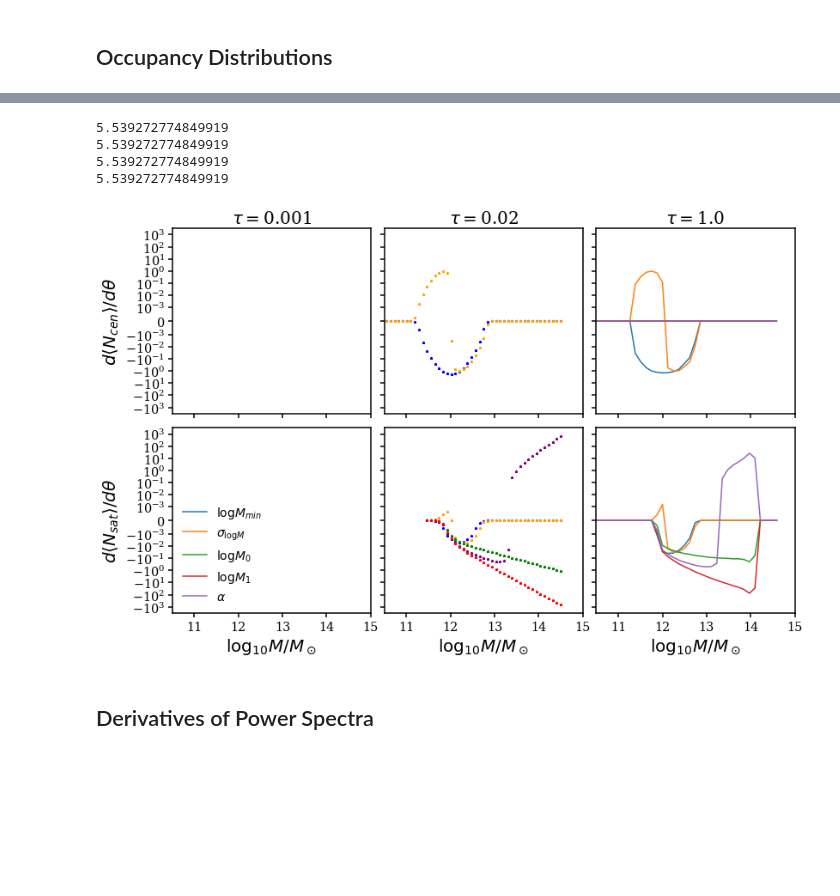
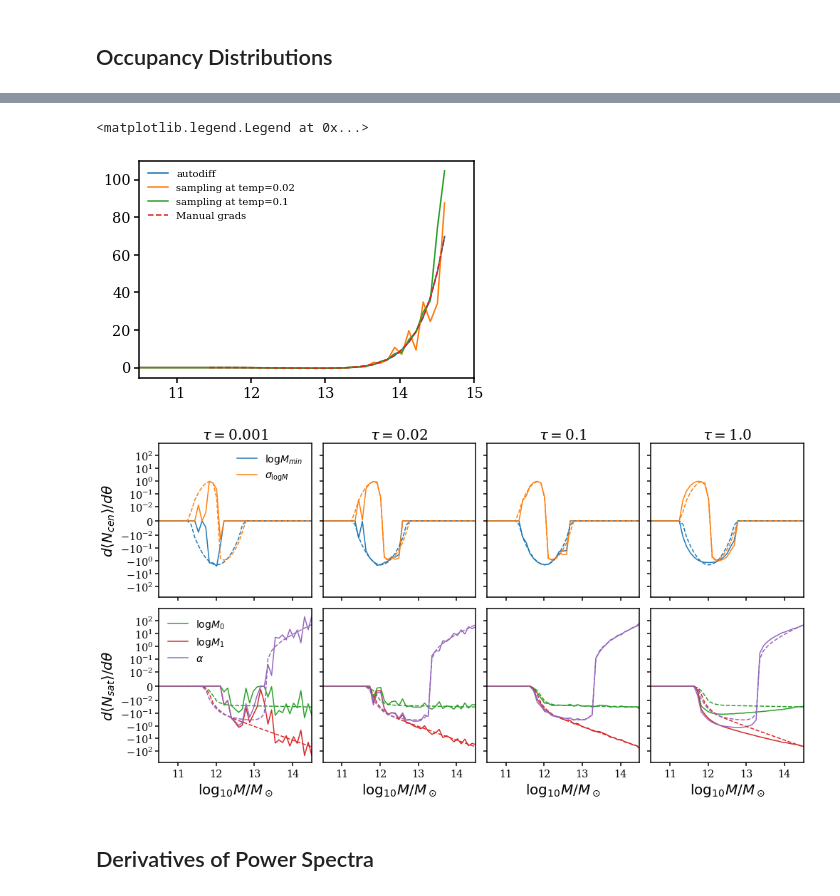
Before and after one commit to DifferentiableUniverseInitiative/DHOD, a Jupyter notebook: nb/Zheng2007_demo.ipynb, the cells around one changed output, grey strips where cells are left out. Saved outputs shown, nothing was run; the diff lists cells and outputs as text; code cells hidden in the pictures; blank space fills up the shorter version.

```diff
--- a/nb/Zheng2007_demo.ipynb
+++ b/nb/Zheng2007_demo.ipynb
@@ -164,7 +166,7 @@ out_cen = []
 binned_out_sat = scipy.stats.binned_statistic(np.log10(zheng07_model.mock.halo_table["halo_mvir"]),zheng07_model.mock.halo_table["halo_num_satellites"],bins=50)
 binned_out_cen = scipy.stats.binned_statistic(np.log10(zheng07_model.mock.halo_table["halo_mvir"]),zheng07_model.mock.halo_table["halo_num_centrals"],bins=50)
 
-for tau in [1,0.75,0.02,0.001]:
+for tau in [1, 0.75, 0.1, 0.02, 0.001]:
 # sampling galaxies from the model
     gal_cat = hod(tf_halocat,temp = tau,params=hod_params)
     binned_out_sat_tf = scipy.stats.binned_statistic(np.log10(tf_halocat["halo_mvir"]),tf.reduce_sum(gal_cat['n_sat'],axis=0),bins=50)
@@ -193,10 +193,10 @@ mpl.rcParams['legend.frameon'] = False
 # %%
 plt.plot((binned_out_sat.bin_edges[1:] + binned_out_sat.bin_edges[:-1])/2,binned_out_sat.statistic,"r*",label="HOD")
 
-tt = [1,0.75,0.02,0.001]
+tt = [1,0.75,0.1, 0.02, 0.001]
 
 for n,os in enumerate(out_sat):
-    plt.plot((os.bin_edges[1:] + os.bin_edges[:-1])/2,os.statistic[0],label=r"$\tau = $" + str(tt[n]))
+    plt.plot((os.bin_edges[1:] + os.bin_edges[:-1])/2,os.statistic,label=r"$\tau = $" + str(tt[n]))
 plt.legend(loc=4,fontsize=12)
 plt.semilogy()
 plt.ylabel(r"$\langle N_{sat} \rangle$",fontsize=14)
@@ -210,10 +210,10 @@ plt.savefig("occupancy_sat.pdf")
 # %%
 plt.plot((binned_out_cen.bin_edges[1:] + binned_out_cen.bin_edges[:-1])/2,binned_out_cen.statistic,"r*",label="HOD")
 
-tt = [1,0.75,0.02,0.001]
+tt = [1,0.75,0.1, 0.02, 0.001]
 
 for n,os in enumerate(out_cen):
-    plt.plot((os.bin_edges[1:] + os.bin_edges[:-1])/2,os.statistic[0],label=r"$\tau = $" + str(tt[n]))
+    plt.plot((os.bin_edges[1:] + os.bin_edges[:-1])/2,os.statistic,label=r"$\tau = $" + str(tt[n]))
 plt.legend(loc=4,fontsize=12)
 #plt.semilogy()
 plt.ylabel(r"$\langle N_{cen} \rangle$",fontsize=14)
@@ -375,53 +402,56 @@ def dnsatdlogM1(M):
+# %%
+plot(mass, grad_nsat_alpha(mass), label='autodiff')
+plot(mass, sat_array[1][:,4], label='sampling at temp=0.02')
+plot(mass, sat_array[2][:,4], label='sampling at temp=0.1')
+plot(mass, dnsatdalpha(mass),"--", label='Manual grads')
+xlim(10.5,15)
+#yscale('symlog', linthresh=0.0010)
+legend()
+# %% [output]
+<matplotlib.legend.Legend at 0x...>
+[figure, added]
 # %%
-
-fig, ax = plt.subplots(2, 3,sharex=True,sharey=True)
-fig.set_size_inches(11.5, 7.5)
+fig, ax = plt.subplots(2, 4,sharex=True,sharey=True)
+fig.set_size_inches(14, 7.5)
 
 ll = [r'$\logM_{min}$', r'$\sigma_{\log M}$', r'$\log M_0$', r'$\log M_1$', r'$\alpha$']
 
 ax[0,0].set_ylabel(r"$d\langle N_{cen} \rangle/d\theta$",fontsize=20)
 ax[1,0].set_ylabel(r"$d\langle N_{sat} \rangle/d\theta$",fontsize=20)
 
+mass = (bins[1:]+bins[:-1])/2
+
 for i,xx in enumerate(cen_array):
-    for j in range(0,5):
-        ax[0,i].plot((bins[1:]+bins[:-1])/2,xx[:,j],label = ll[j])
-    ax[0,i].set_xlim(10.5,15)
-  #  ax[0,i].set_ylabel(r"$d\langle N_{sat} \rangle/d\theta$")
-    ax[0,i].set_yscale('symlog', linthreshy=0.0010)
+    for j in range(0,2):
+        ax[0,i].plot(mass, xx[:,j],label = ll[j], color='C%d'%j)
+    ax[0,i].set_xlim(10.5,14.5)
+    ax[0,i].set_yscale('symlog', linthresh=0.010)
     ax[0,i].set_title(r'$\tau = $' + str(tau_array[i]),fontsize=20)
 
-for i,xx in enumerate(sat_array):
-    for j in range(0,5):
-        ax[1,i].plot((bins[1:]+bins[:-1])/2,xx[:,j],label = ll[j])
-    ax[1,i].set_xlim(10.5,15)
-    ax[1,i].set_yscale('symlog', linthreshy=0.0010)
-    ax[1,i].set_xlabel(r'$\log_{10} M/M_\odot$',fontsize=20)
-    #ax[0,i].set_title(r'$\tau = $' + str(tau_array[i]))
+    # Adding analytic derivatives
+    ax[0,i].plot(mass,grad_ncen_logMmin(mass), "--", color='C0',markersize=3)
+    ax[0,i].plot(mass,grad_ncen_sigma(mass), "--", color='C1',markersize=3)
 
 
-ax[0,1].plot(np.linspace(10,14.5,50),dncendlogmin(np.linspace(10,14.5,50)),"b*",markersize=3)
-ax[0,1].plot(np.linspace(10,14.5,50),dncendsigma(np.linspace(10,14.5,50)),"*",color="orange",markersize=3)
+for i,xx in enumerate(sat_array):
+    for j in range(2,5):
+        ax[1,i].plot(mass, xx[:,j],label = ll[j], color='C%d'%j)
+    ax[1,i].set_xlim(10.5,14.5)
+    ax[1,i].set_xlabel(r'$\log_{10} M/M_\odot$',fontsize=20)
 
-
-
-ax[1,1].plot(np.linspace(10,14.5,50),dnsatdlogmin(np.linspace(10,14.5,50)),"b*",markersize=3)
-ax[1,1].plot(np.linspace(10,14.5,50),dnsatdsigma(np.linspace(10,14.5,50)),"*",color="orange",markersize=3)
-ax[1,1].plot(np.linspace(10,14.5,50),dnsatdalpha(np.linspace(10,14.5,50)),"*",color="purple",markersize=3)
-ax[1,1].plot(np.linspace(10,14.5,50),dnsatdlogM0(np.linspace(10,14.5,50)),"*",color="green",markersize=3)
-
-ax[1,1].plot(np.linspace(10,14.5,50),dnsatdlogM1(np.linspace(10,14.5,50)),"*",color="red",markersize=3)
+    # Adding analytic derivatives
+    ax[1,i].plot(mass,grad_nsat_logM0(mass),"--",color="C2",markersize=3)
+    ax[1,i].plot(mass,grad_nsat_logM1(mass),"--",color="C3",markersize=3)
+    ax[1,i].plot(mass,grad_nsat_alpha(mass),"--",color="C4",markersize=3)
 
 plt.subplots_adjust(wspace=0, hspace=0)
 
-ax[1,0].legend(loc=3,fontsize=14)
+ax[0,0].legend(loc=1,fontsize=14)
+ax[1,0].legend(loc=2,fontsize=14)
 
 plt.tight_layout()
-plt.savefig("3panel.pdf")
+plt.savefig("3panel.pdf", transparent=True, bbox_inches='tight',pad_inches = 0)
 # %% [output]
-5.539272774849919
-5.539272774849919
-5.539272774849919
-5.539272774849919
-[figure, old version]
+[figure, new version]
 # %% [markdown]
 ## Derivatives of Power Spectra
```
Also changed, not shown: parts of 14 cells of this notebook.
